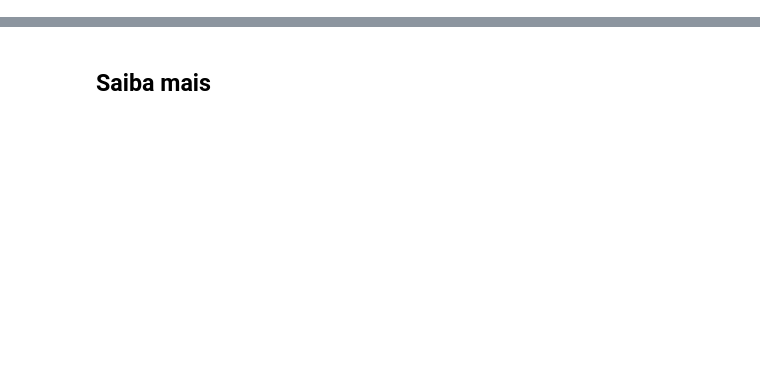
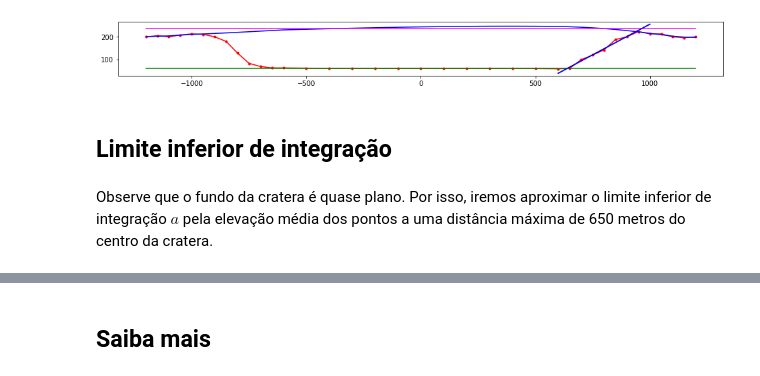
Before and after one commit to vicentehelano/teaching, a Jupyter notebook: ufca/calculo-numerico/2019-2/atividade-pratica-06/atividade-pratica-06.ipynb, the cells around one changed output, grey strips where cells are left out. Saved outputs shown, nothing was run; the diff lists cells and outputs as text; code cells hidden in the pictures; blank space fills up the shorter version.

```diff
--- a/ufca/calculo-numerico/2019-2/atividade-pratica-06/atividade-pratica-06.ipynb
+++ b/ufca/calculo-numerico/2019-2/atividade-pratica-06/atividade-pratica-06.ipynb
@@ -14,0 +79,20 @@ Os detalhes do edital são apresentados a seguir.</p>
+# %%
+# TODO
+
+# 1. Selecione os pontos satisfazendo 650 <= x0[i] <= 950
+rampa = []
+# ... continue aqui!
+
+# 2. Aplique o método dos mínimos quadrados para ajustar uma reta
+#    Dica: utilize a função numpy.polyfit:
+#          https://docs.scipy.org/doc/numpy/reference/generated/numpy.polyfit.html
+# ... continue aqui!
+
+# 3. Desenhe a reta (verde) obtida na mesma figura do corte longitudinal, i.e., a 'fig2'
+# ... continue aqui!
+# %% [output]
+[figure, added]
+# %% [markdown]
+## Limite inferior de integração
+# %% [markdown]
+Observe que o fundo da cratera é quase plano. Por isso, iremos aproximar o limite inferior de integração $a$ pela elevação média dos pontos a uma distância máxima de 650 metros do centro da cratera.
```
Also changed, not shown: parts of 42 cells of this notebook, 7 other files.
